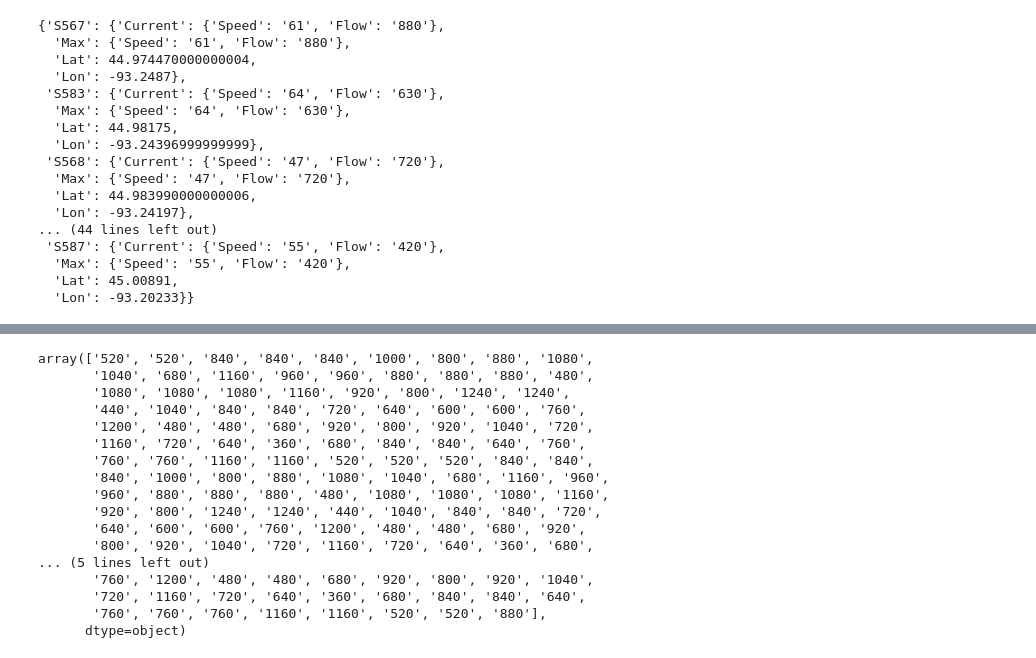
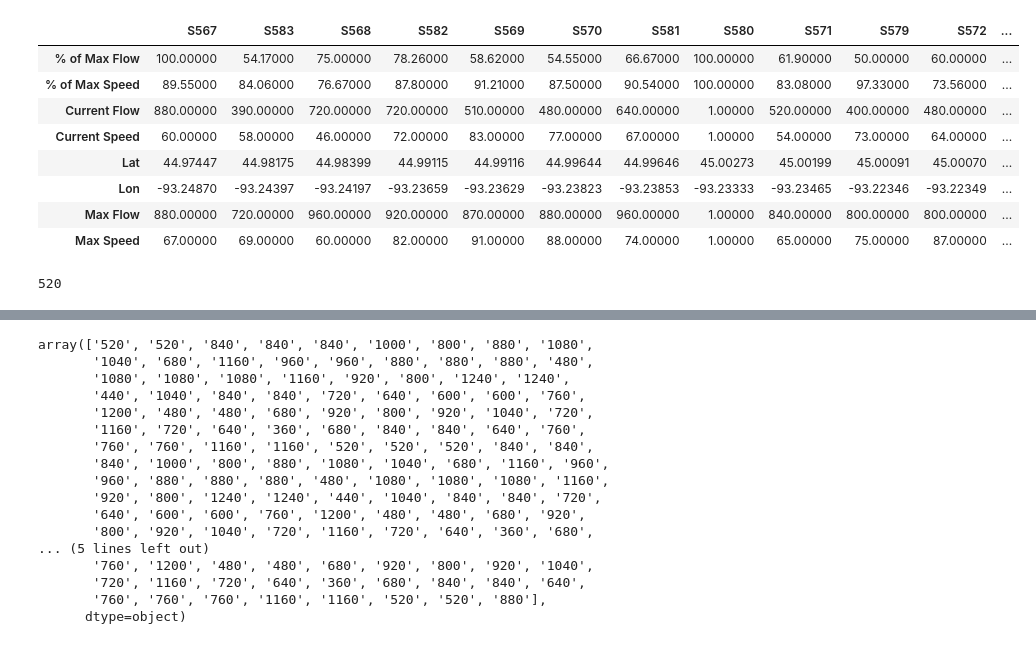
Before and after one commit to Dkreitzer/Team_streprogen_Project1, a Jupyter notebook: Visualization.ipynb, the cells around one changed output, grey strips where cells are left out. Cells and saved outputs as stored; diff of their text form; code cells hidden in the pictures.

```diff
--- a/Visualization.ipynb
+++ b/Visualization.ipynb
@@ -35,42 +37,44 @@ Results = {}
 locations = []
 
 for station in route:
-        Flow =  route_df.loc[station,'Flow'].tail(1)[0]
-        Speed = route_df.loc[station,'Speed'].tail(1)[0]
+        Flow =  int(route_df.loc[station,'Flow'].tail(1)[0])
+        Speed = int(route_df.loc[station,'Speed'].tail(1)[0])
 
         Max_Flow = route_df.loc[station,'Flow'].dropna()
-        Max_Flow = max(Max_Flow.values)
+        Max_Flow = int(max(Max_Flow.values))
         Max_Speed = route_df.loc[station,'Speed'].dropna()
-        Max_Speed = max(Max_Speed.values)
+        Max_Speed = int(max(Max_Speed.values))
 
         lat, lon = station_df.loc[station, ['Lat', 'Lng']]
         locations.append((lat, lon))
 
         Results[station] = {
-           "Current": {"Speed" : Speed,"Flow" : Flow},
-           "Max": {"Speed" : Speed, "Flow" : Flow},
+            "Current Speed" : Speed,
+            "Current Flow" : Flow,
+            "Max Speed" : Max_Speed,
+            "Max Flow" : Max_Flow,
+            "% of Max Speed" : round(Speed / Max_Speed * 100, 2),
+            "% of Max Flow" : round(Flow / Max_Flow * 100, 2) ,
             "Lat":lat,
             "Lon":lon}
-# %%
-Results
-# %% [output]
-{'S567': {'Current': {'Speed': '61', 'Flow': '880'},
-  'Max': {'Speed': '61', 'Flow': '880'},
-  'Lat': 44.974470000000004,
-  'Lon': -93.2487},
- 'S583': {'Current': {'Speed': '64', 'Flow': '630'},
-  'Max': {'Speed': '64', 'Flow': '630'},
-  'Lat': 44.98175,
-  'Lon': -93.24396999999999},
- 'S568': {'Current': {'Speed': '47', 'Flow': '720'},
-  'Max': {'Speed': '47', 'Flow': '720'},
-  'Lat': 44.983990000000006,
-  'Lon': -93.24197},
-... (44 lines left out)
- 'S587': {'Current': {'Speed': '55', 'Flow': '420'},
-  'Max': {'Speed': '55', 'Flow': '420'},
-  'Lat': 45.00891,
-  'Lon': -93.20233}}
+# %%
+Results = pd.DataFrame(Results)
+Results.head()
+Results
+# %% [output]
+|  | S567 | S583 | S568 | S582 | S569 | S570 | S581 | S580 | S571 | S579 | S572 | ... |
+| % of Max Flow | 100.00000 | 54.17000 | 75.00000 | 78.26000 | 58.62000 | 54.55000 | 66.67000 | 100.00000 | 61.90000 | 50.00000 | 60.00000 | ... |
+| % of Max Speed | 89.55000 | 84.06000 | 76.67000 | 87.80000 | 91.21000 | 87.50000 | 90.54000 | 100.00000 | 83.08000 | 97.33000 | 73.56000 | ... |
+| Current Flow | 880.00000 | 390.00000 | 720.00000 | 720.00000 | 510.00000 | 480.00000 | 640.00000 | 1.00000 | 520.00000 | 400.00000 | 480.00000 | ... |
+| Current Speed | 60.00000 | 58.00000 | 46.00000 | 72.00000 | 83.00000 | 77.00000 | 67.00000 | 1.00000 | 54.00000 | 73.00000 | 64.00000 | ... |
+| Lat | 44.97447 | 44.98175 | 44.98399 | 44.99115 | 44.99116 | 44.99644 | 44.99646 | 45.00273 | 45.00199 | 45.00091 | 45.00070 | ... |
+| Lon | -93.24870 | -93.24397 | -93.24197 | -93.23659 | -93.23629 | -93.23823 | -93.23853 | -93.23333 | -93.23465 | -93.22346 | -93.22349 | ... |
+| Max Flow | 880.00000 | 720.00000 | 960.00000 | 920.00000 | 870.00000 | 880.00000 | 960.00000 | 1.00000 | 840.00000 | 800.00000 | 800.00000 | ... |
+| Max Speed | 67.00000 | 69.00000 | 60.00000 | 82.00000 | 91.00000 | 88.00000 | 74.00000 | 1.00000 | 65.00000 | 75.00000 | 87.00000 | ... |
+# %%
+int(max(Max_Flow.values))
+# %% [output]
+520
 # %%
 # Create bank symbol layer
 fig = gmaps.figure()
```
Also changed, not shown: parts of 2 cells of this notebook, 1 other file.
